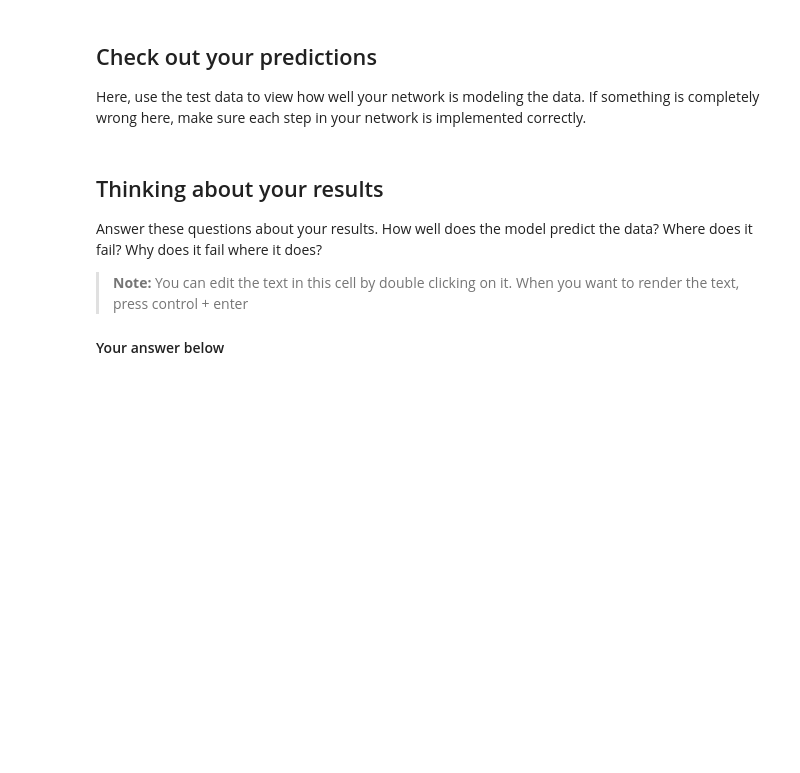
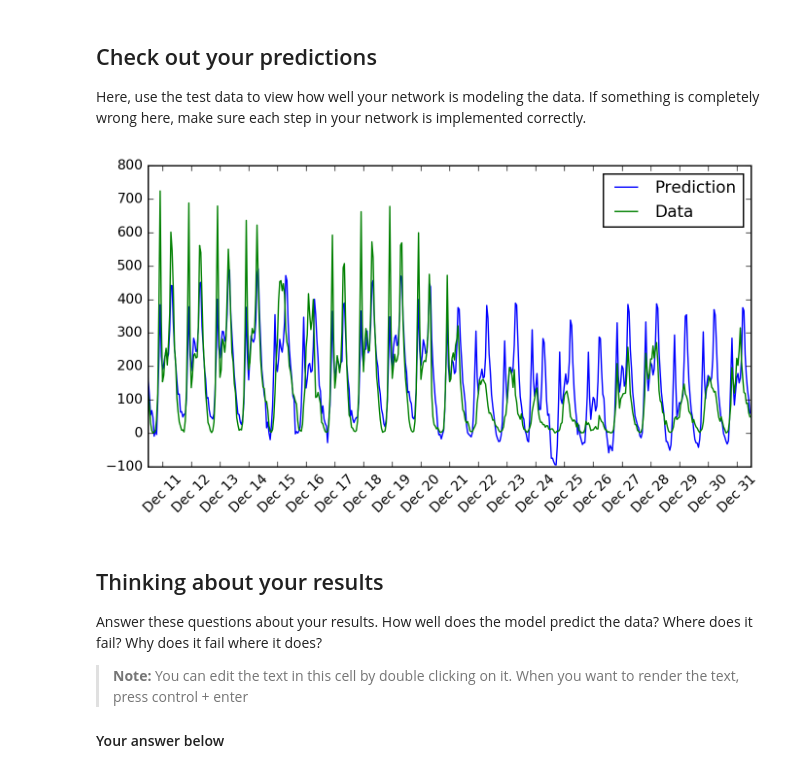
Before and after one commit to alexwalchli/udacity-first-neural-network, a Jupyter notebook: dlnd-your-first-neural-network.ipynb, the cells around one changed output. Drawn from its saved outputs; the diff is of its cells as text; code cells hidden in the pictures; blank space fills up the shorter version.

```diff
--- a/dlnd-your-first-neural-network.ipynb
+++ b/dlnd-your-first-neural-network.ipynb
@@ -255,17 +252,19 @@ Here, use the test data to view how well your network is modeling the data. If s
 # %%
 fig, ax = plt.subplots(figsize=(8,4))
 
 mean, std = scaled_features['cnt']
 predictions = network.run(test_features)*std + mean
-ax.plot(predictions[0], label='Prediction')
+ax.plot(predictions, label='Prediction')
 ax.plot((test_targets['cnt']*std + mean).values, label='Data')
 ax.set_xlim(right=len(predictions))
 ax.legend()
 
 dates = pd.to_datetime(rides.ix[test_data.index]['dteday'])
 dates = dates.apply(lambda d: d.strftime('%b %d'))
 ax.set_xticks(np.arange(len(dates))[12::24])
 _ = ax.set_xticklabels(dates[12::24], rotation=45)
+# %% [output]
+[figure, added]
 # %% [markdown]
 ## Thinking about your results
 
```
Also changed, not shown: parts of 4 cells of this notebook, 1 other file.
